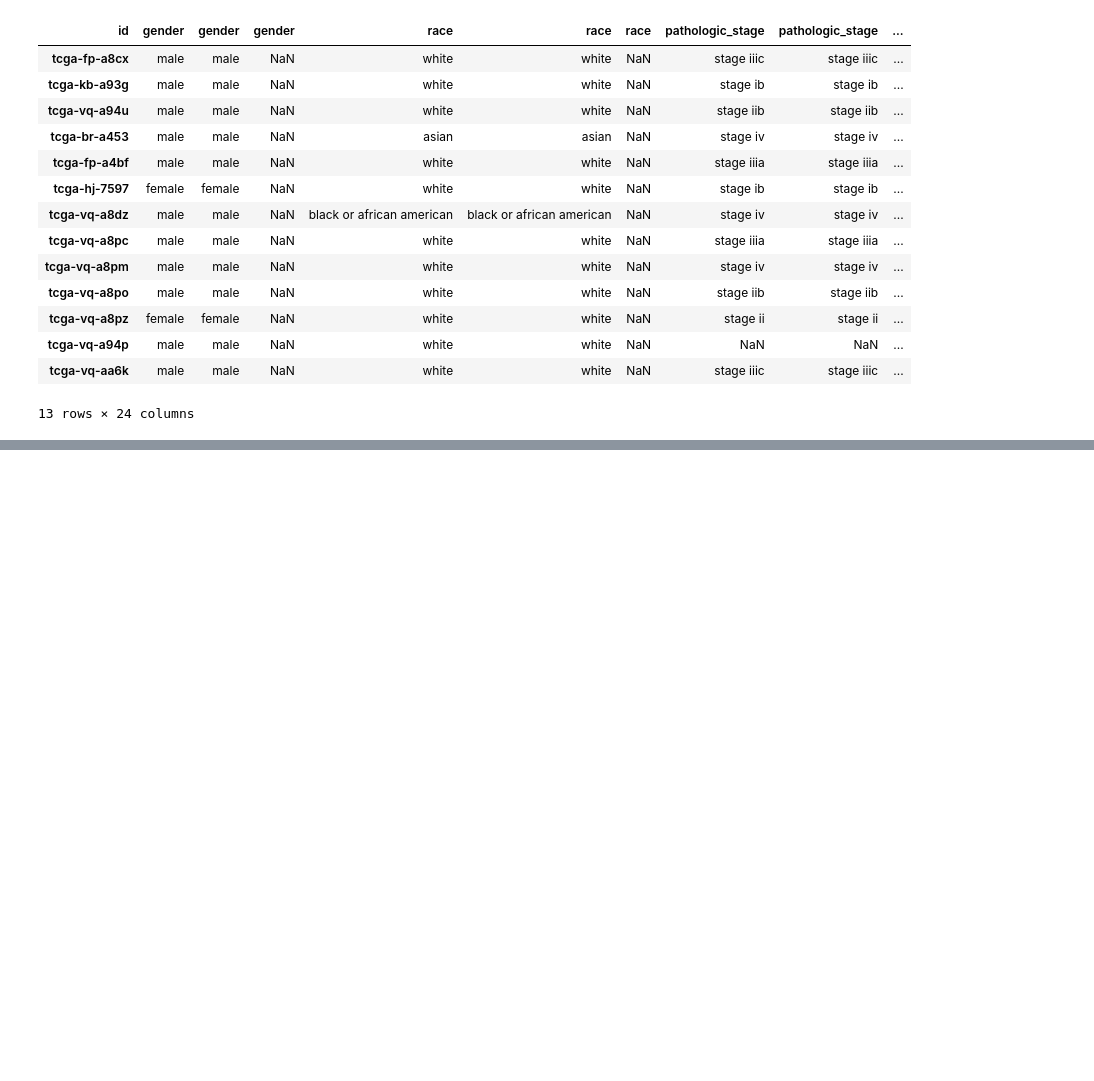
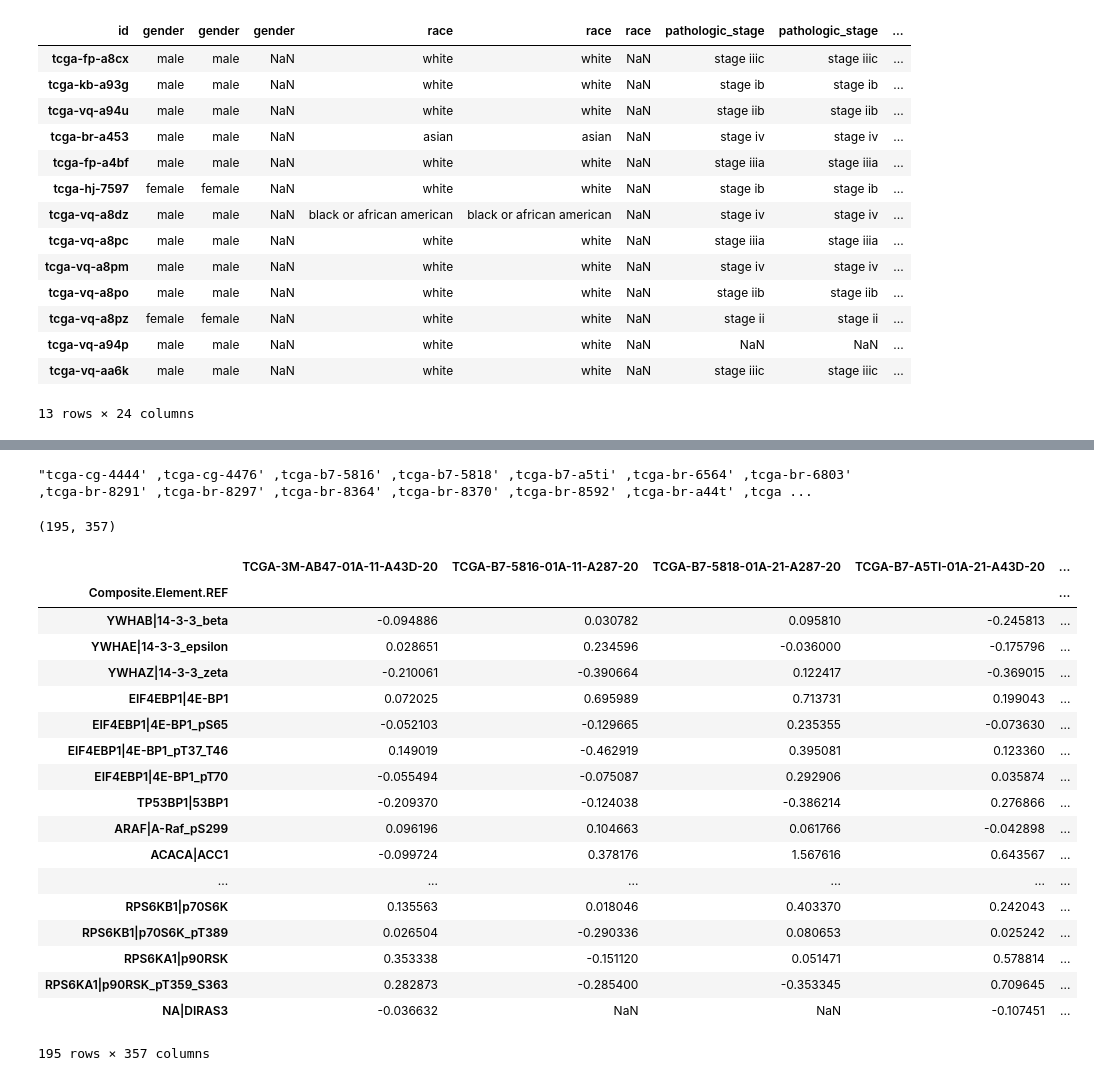
Before and after one commit to ursueugen/SRC-GastricADK-MD-Thesis, a Jupyter notebook: notebooks/01_ClinicalDataExploration.ipynb, the cells around one changed output, grey strips where cells are left out. Cells and saved outputs as stored; diff of their text form; code cells hidden in the pictures; blank space fills up the shorter version.

Commit message:
added rppa data

```diff
--- a/notebooks/01_ClinicalDataExploration.ipynb
+++ b/notebooks/01_ClinicalDataExploration.ipynb
@@ -148,0 +162,34 @@ df_scr.transpose()[['gender', 'race', 'pathologic_stage',
+# %%
+"' ,".join(df_diffuse.columns.to_list())
+# %% [output]
+"tcga-cg-4444' ,tcga-cg-4476' ,tcga-b7-5816' ,tcga-b7-5818' ,tcga-b7-a5ti' ,tcga-br-6564' ,tcga-br-6803' ,tcga-br-8291' ,tcga-br-8297' ,tcga-br-8364' ,tcga-br-8370' ,tcga-br-8592' ,tcga-br-a44t' ,tcga ...
+# %%
+RPPA = "../data/broad_tcga/rppa/gdac.broadinstitute.org_STAD.RPPA_AnnotateWithGene.Level_3.2016012800.0.0/STAD.rppa.txt"
+# %%
+x = pd.read_csv(RPPA, #encoding="ISO-8859-1", compression='gzip',
+                    index_col=0, header=0, sep='\t')
+x.shape
+# %% [output]
+(195, 357)
+# %%
+x
+# %% [output]
+|  | TCGA-3M-AB47-01A-11-A43D-20 | TCGA-B7-5816-01A-11-A287-20 | TCGA-B7-5818-01A-21-A287-20 | TCGA-B7-A5TI-01A-21-A43D-20 | ... |
+| Composite.Element.REF |  |  |  |  | ... |
+| YWHAB|14-3-3_beta | -0.094886 | 0.030782 | 0.095810 | -0.245813 | ... |
+| YWHAE|14-3-3_epsilon | 0.028651 | 0.234596 | -0.036000 | -0.175796 | ... |
+| YWHAZ|14-3-3_zeta | -0.210061 | -0.390664 | 0.122417 | -0.369015 | ... |
+| EIF4EBP1|4E-BP1 | 0.072025 | 0.695989 | 0.713731 | 0.199043 | ... |
+| EIF4EBP1|4E-BP1_pS65 | -0.052103 | -0.129665 | 0.235355 | -0.073630 | ... |
+| EIF4EBP1|4E-BP1_pT37_T46 | 0.149019 | -0.462919 | 0.395081 | 0.123360 | ... |
+| EIF4EBP1|4E-BP1_pT70 | -0.055494 | -0.075087 | 0.292906 | 0.035874 | ... |
+| TP53BP1|53BP1 | -0.209370 | -0.124038 | -0.386214 | 0.276866 | ... |
+| ARAF|A-Raf_pS299 | 0.096196 | 0.104663 | 0.061766 | -0.042898 | ... |
+| ACACA|ACC1 | -0.099724 | 0.378176 | 1.567616 | 0.643567 | ... |
+| ... | ... | ... | ... | ... | ... |
+| RPS6KB1|p70S6K | 0.135563 | 0.018046 | 0.403370 | 0.242043 | ... |
+| RPS6KB1|p70S6K_pT389 | 0.026504 | -0.290336 | 0.080653 | 0.025242 | ... |
+| RPS6KA1|p90RSK | 0.353338 | -0.151120 | 0.051471 | 0.578814 | ... |
+| RPS6KA1|p90RSK_pT359_S363 | 0.282873 | -0.285400 | -0.353345 | 0.709645 | ... |
+| NA|DIRAS3 | -0.036632 | NaN | NaN | -0.107451 | ... |
+195 rows × 357 columns
```
Also changed, not shown: parts of 2 cells of this notebook, 1 other file.
